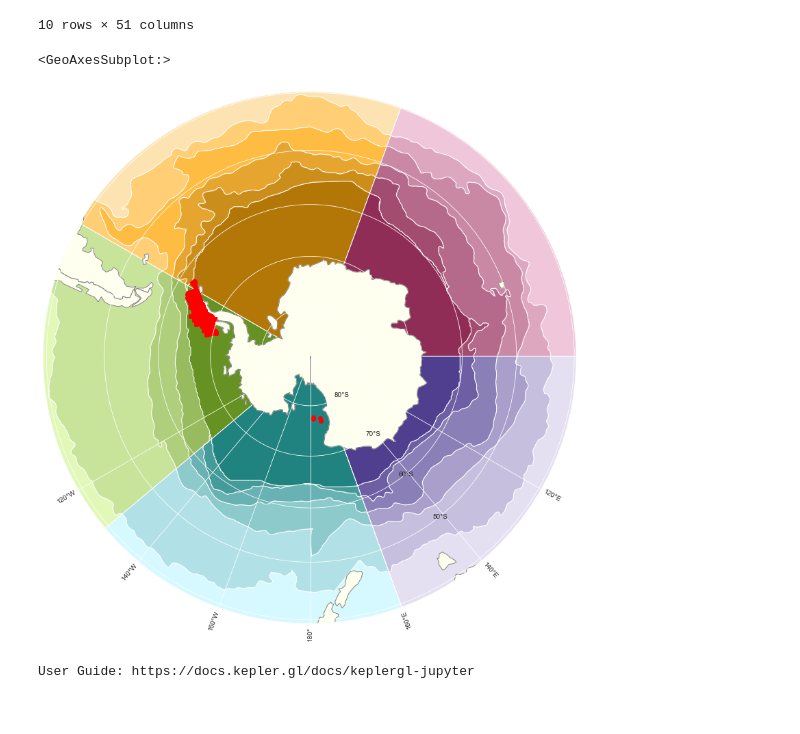
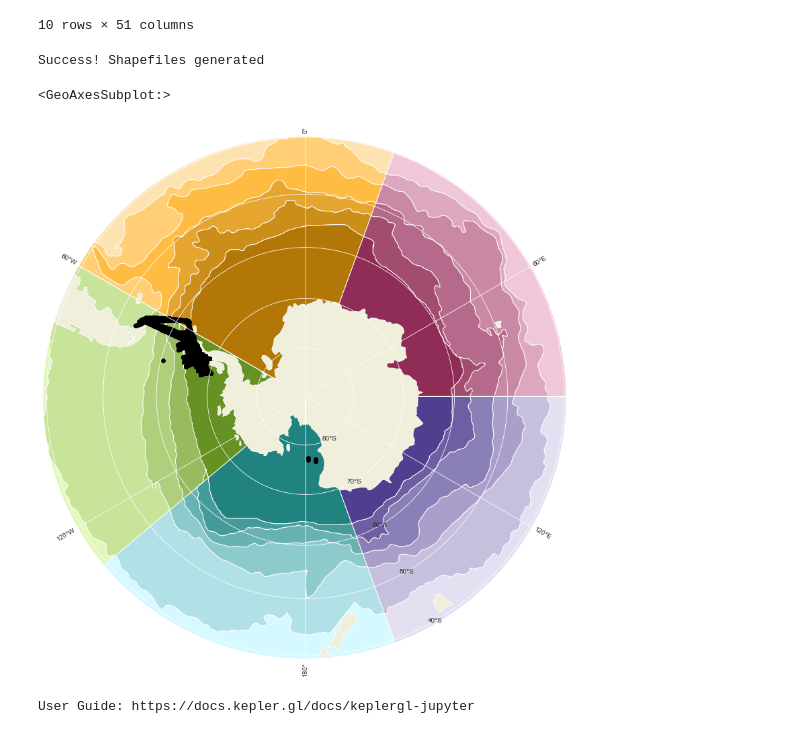
Before and after one commit to ayushnag/sophy, a Jupyter notebook: sophy/sophy.ipynb, the cells around one changed output. Cells and saved outputs as stored; diff of their text form; code cells hidden in the pictures.

Commit message:
globally switched epsg:3031 to ccrs.SouthPolarStereo()

```diff
--- a/sophy/sophy.ipynb
+++ b/sophy/sophy.ipynb
@@ -136,18 +131,23 @@ SOPHY SQL operations: 0.01491 seconds
 | 8 | 29754 | joyw | -64.7518 | -70.8567 | 2014-11-18 00:00:00 | SIZ | BA | 10.0 | 9.700125 | ... |
 | 9 | 29773 | joyw | -64.4972 | -74.1772 | 2014-11-19 00:00:00 | ASZ | BA | 9.9 | 10.265714 | ... |
 10 rows × 51 columns
+# %%
+geolabel.create_fronts_zones_shapes()
+# %% [output]
+Success! Shapefiles generated
 # %%
 # Write some functions here that interact with sqlite and can plot the data
 map_proj = ccrs.SouthPolarStereo()
-project = pyproj.Transformer.from_crs(pyproj.CRS('EPSG:4326'), pyproj.CRS('EPSG:3031'), always_xy=True).transform
+project = pyproj.Transformer.from_crs(pyproj.CRS('EPSG:4326'), ccrs.SouthPolarStereo(), always_xy=True).transform
 fig = plt.figure(figsize=[12, 12])  # inches
 ax = plt.subplot(projection=map_proj)
 # ax.set_facecolor('k')
 ax.set_extent([-180, 180, -90, -39.4], ccrs.PlateCarree())
 fig.subplots_adjust(bottom=0.05, top=0.95, left=0.04, right=0.95, wspace=0.02)
 
-# ax.add_feature(cartopy.feature.LAND)
-ax.gridlines(xlocs=[-160, -140, -120, 120, 140, 160, 180,], draw_labels=True)
+ax.add_feature(cartopy.feature.LAND)
+ax.gridlines(draw_labels=True)
+# ax.gridlines(xlocs=[-160, -140, -120, 120, 140, 160, 180,], draw_labels=True)
 
 def plot_circle_boundary() -> None:
     """
@@ -169,7 +169,7 @@ s3 = transform(project, Polygon(zip(np.append(np.linspace(start=20, stop=90, num
 s4 = transform(project, Polygon(zip(np.append(np.linspace(start=90, stop=160, num=1000), 0), np.append(np.full(1000, -30), -90))))
 s5 = transform(project, Polygon(zip(np.append(np.append(np.linspace(start=160, stop=180, num=500), np.linspace(start=-180, stop=-130, num=500)), 0), np.append(np.full(1000, -30), -90))))
 s: list = [s1, s2, s3, s4, s5]
-sectors = gpd.GeoDataFrame(geometry=s, crs='EPSG:3031')
+sectors = gpd.GeoDataFrame(geometry=s, crs=ccrs.SouthPolarStereo())
 # xs, ys = p.exterior.xy
 # ax.fill(xs, ys, alpha=0.1, fc='r', ec='none')
 
@@ -195,42 +195,39 @@ color_palette = greens + yellows + maroons + purples + teals
 
 # Make color palette
 my_map = ListedColormap(sns.color_palette(color_palette).as_hex())
 
-zones: gpd.GeoDataFrame = gpd.read_file(geolabel.zones_shapefile)
+zones: gpd.GeoDataFrame = gpd.read_file(geolabel.zones_shapefile).to_crs(crs=ccrs.SouthPolarStereo())
 res = zones.overlay(sectors, how='intersection')
 
 res.plot(ax=ax, cmap=my_map, edgecolor='w', legend=True)
-world: gpd.GeoDataFrame = gpd.read_file(gpd.datasets.get_path("naturalearth_lowres"))
-world.to_crs(epsg=3031).plot(ax=ax, color='ivory', edgecolor='grey')
-
 
 # sample_df: DataFrame = pd.read_csv('../data/datasets/modified/phytobase.csv', encoding='unicode_escape')
 # sample_df = sample_df[['latitude', 'longitude']]
 # sample_df['source'] = 'Palmer LTER'
 # data_gdf = gpd.GeoDataFrame(sample_df, geometry=gpd.points_from_xy(sample_df.longitude, sample_df.latitude), crs='EPSG:4326')
-# data_gdf.to_crs(crs='EPSG:3031', inplace=True)
-# data_gdf.plot(ax=ax, color='w')
+# data_gdf.to_crs(crs=ccrs.SouthPolarStereo(), inplace=True)
+# data_gdf.plot(ax=ax, color='k')
 
 # sample_df: DataFrame = pd.read_csv('../data/datasets/modified/lter.csv', encoding='unicode_escape')
 # sample_df = sample_df[['latitude', 'longitude']]
 # sample_df['source'] = 'Palmer LTER'
 # data_gdf = gpd.GeoDataFrame(sample_df, geometry=gpd.points_from_xy(sample_df.longitude, sample_df.latitude), crs='EPSG:4326')
 # data_gdf.to_crs(crs='EPSG:3031', inplace=True)
 # data_gdf.plot(ax=ax, color='r')
 
 # sample_df: DataFrame = pd.read_csv('../data/datasets/modified/joy_warren.csv', encoding='unicode_escape')
 # sample_df = sample_df[['latitude', 'longitude']]
 # sample_df['source'] = 'Palmer LTER'
 # data_gdf = gpd.GeoDataFrame(sample_df, geometry=gpd.points_from_xy(sample_df.longitude, sample_df.latitude), crs='EPSG:4326')
 # data_gdf.to_crs(crs='EPSG:3031', inplace=True)
 # data_gdf.plot(ax=ax, color='b')
 
 data_gdf = gpd.GeoDataFrame(data, geometry=gpd.points_from_xy(data.longitude, data.latitude), crs='EPSG:4326')
-data_gdf.to_crs(crs='EPSG:3031', inplace=True)
-data_gdf.plot(ax=ax, color='r')
+data_gdf.to_crs(crs=ccrs.SouthPolarStereo(), inplace=True)
+data_gdf.plot(ax=ax, color='k')
 # %% [output]
 <GeoAxesSubplot:>
-[figure, old version]
+[figure, new version]
 # %%
 # color by type of data, data source, year, season
 #   - option in plotting function
```
Also changed, not shown: parts of 5 cells of this notebook, 10 other files.
